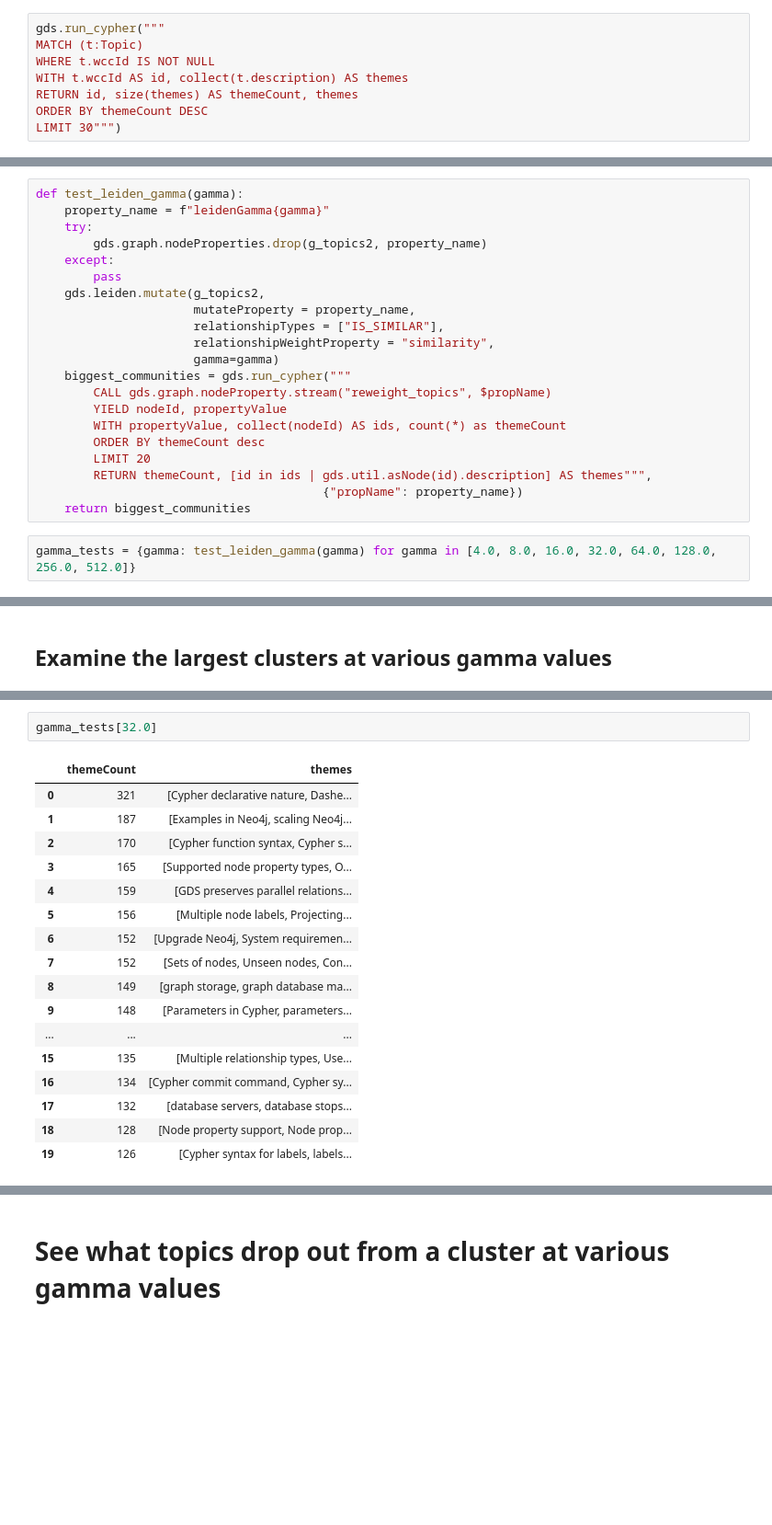
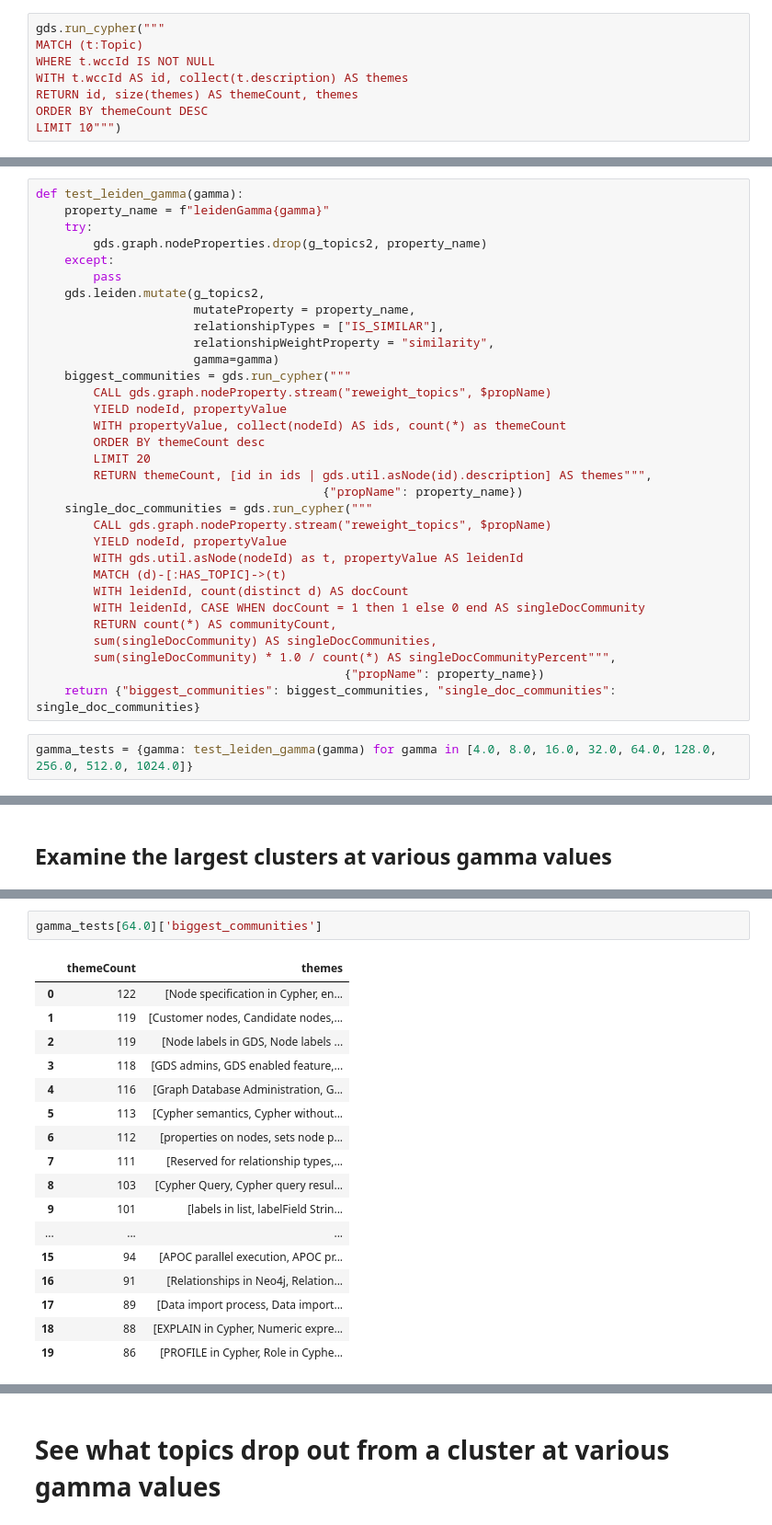
Before and after one commit to neo4j-field/Agent-Neo-field, a Jupyter notebook: src/main/python/analytics/notebooks/topic_clustering/2. Cluster themes Agent Neo.ipynb, the cells around one changed output, grey strips where cells are left out. Shown: that part at 92% size. Drawn from its saved outputs; the diff is of its cells as text; blank space fills up the shorter version.

```diff
--- a/src/main/python/analytics/notebooks/topic_clustering/2. Cluster themes Agent Neo.ipynb
+++ b/src/main/python/analytics/notebooks/topic_clustering/2. Cluster themes Agent Neo.ipynb
@@ -198,6 +198,6 @@ WHERE t.wccId IS NOT NULL
 WITH t.wccId AS id, collect(t.description) AS themes
 RETURN id, size(themes) AS themeCount, themes
 ORDER BY themeCount DESC
-LIMIT 30""")
+LIMIT 10""")
 # %% [output]
 |  | id | themeCount | themes |
@@ -283,6 +276,17 @@ def test_leiden_gamma(gamma):
         LIMIT 20
         RETURN themeCount, [id in ids | gds.util.asNode(id).description] AS themes""",
                                         {"propName": property_name})
-    return biggest_communities
+    single_doc_communities = gds.run_cypher("""
+        CALL gds.graph.nodeProperty.stream("reweight_topics", $propName)
+        YIELD nodeId, propertyValue
+        WITH gds.util.asNode(nodeId) as t, propertyValue AS leidenId
+        MATCH (d)-[:HAS_TOPIC]->(t)
+        WITH leidenId, count(distinct d) AS docCount
+        WITH leidenId, CASE WHEN docCount = 1 then 1 else 0 end AS singleDocCommunity
+        RETURN count(*) AS communityCount,
+        sum(singleDocCommunity) AS singleDocCommunities,
+        sum(singleDocCommunity) * 1.0 / count(*) AS singleDocCommunityPercent""",
+                                           {"propName": property_name})
+    return {"biggest_communities": biggest_communities, "single_doc_communities": single_doc_communities}
 # %%
-gamma_tests = {gamma: test_leiden_gamma(gamma) for gamma in [4.0, 8.0, 16.0, 32.0, 64.0, 128.0, 256.0, 512.0]}
+gamma_tests = {gamma: test_leiden_gamma(gamma) for gamma in [4.0, 8.0, 16.0, 32.0, 64.0, 128.0, 256.0, 512.0, 1024.0]}
@@ -335,21 +361,21 @@ gamma_tests[16.0]
 # %%
-gamma_tests[32.0]
+gamma_tests[64.0]['biggest_communities']
 # %% [output]
 |  | themeCount | themes |
-| 0 | 321 | [Cypher declarative nature, Dashe... |
-| 1 | 187 | [Examples in Neo4j, scaling Neo4j... |
-| 2 | 170 | [Cypher function syntax, Cypher s... |
-| 3 | 165 | [Supported node property types, O... |
-| 4 | 159 | [GDS preserves parallel relations... |
-| 5 | 156 | [Multiple node labels, Projecting... |
-| 6 | 152 | [Upgrade Neo4j, System requiremen... |
-| 7 | 152 | [Sets of nodes, Unseen nodes, Con... |
-| 8 | 149 | [graph storage, graph database ma... |
-| 9 | 148 | [Parameters in Cypher, parameters... |
+| 0 | 122 | [Node specification in Cypher, en... |
+| 1 | 119 | [Customer nodes, Candidate nodes,... |
+| 2 | 119 | [Node labels in GDS, Node labels ... |
+| 3 | 118 | [GDS admins, GDS enabled feature,... |
+| 4 | 116 | [Graph Database Administration, G... |
+| 5 | 113 | [Cypher semantics, Cypher without... |
+| 6 | 112 | [properties on nodes, sets node p... |
+| 7 | 111 | [Reserved for relationship types,... |
+| 8 | 103 | [Cypher Query, Cypher query resul... |
+| 9 | 101 | [labels in list, labelField Strin... |
 | ... | ... | ... |
-| 15 | 135 | [Multiple relationship types, Use... |
-| 16 | 134 | [Cypher commit command, Cypher sy... |
-| 17 | 132 | [database servers, database stops... |
-| 18 | 128 | [Node property support, Node prop... |
-| 19 | 126 | [Cypher syntax for labels, labels... |
+| 15 | 94 | [APOC parallel execution, APOC pr... |
+| 16 | 91 | [Relationships in Neo4j, Relation... |
+| 17 | 89 | [Data import process, Data import... |
+| 18 | 88 | [EXPLAIN in Cypher, Numeric expre... |
+| 19 | 86 | [PROFILE in Cypher, Role in Cyphe... |
 # %%
```
Also changed, not shown: parts of 32 cells of this notebook, 3 other files.
